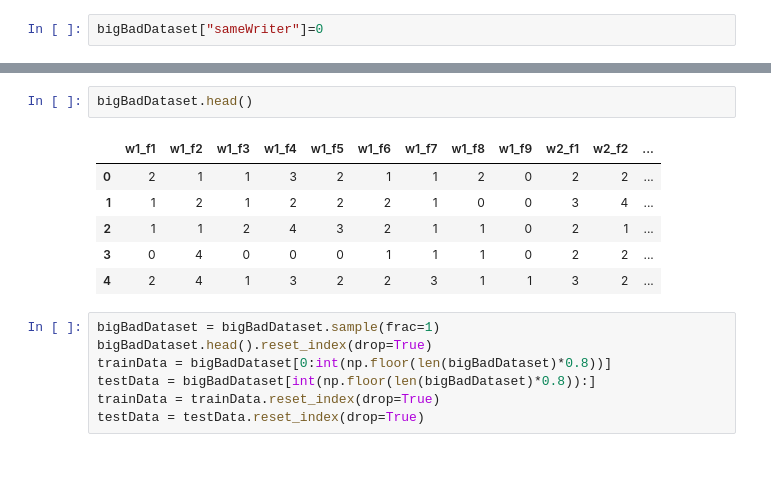
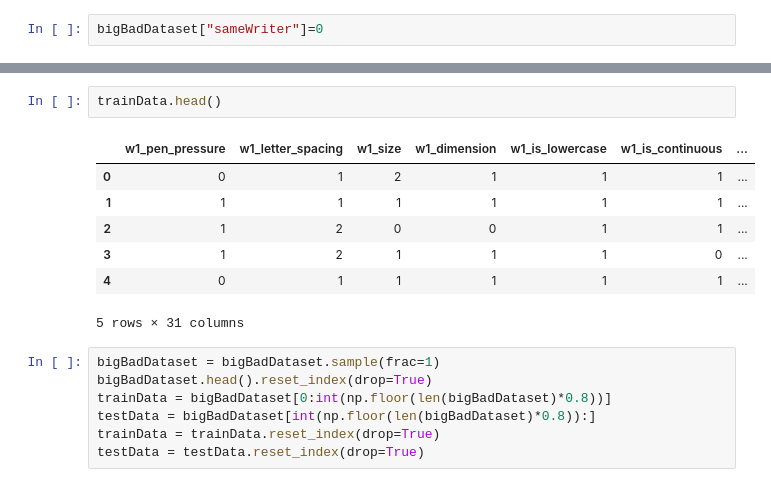
Before and after one commit to pratik-kubal/AML-XAI-2, a Jupyter notebook: main.ipynb, the cells around one changed output, grey strips where cells are left out. Saved outputs shown, nothing was run; the diff lists cells and outputs as text.

```diff
--- a/main.ipynb
+++ b/main.ipynb
@@ -70,12 +79,13 @@ print(diffWriterHypothesis)
 # %%
-bigBadDataset.head()
+trainData.head()
 # %% [output]
-|  | w1_f1 | w1_f2 | w1_f3 | w1_f4 | w1_f5 | w1_f6 | w1_f7 | w1_f8 | w1_f9 | w2_f1 | w2_f2 | ... |
-| 0 | 2 | 1 | 1 | 3 | 2 | 1 | 1 | 2 | 0 | 2 | 2 | ... |
-| 1 | 1 | 2 | 1 | 2 | 2 | 2 | 1 | 0 | 0 | 3 | 4 | ... |
-| 2 | 1 | 1 | 2 | 4 | 3 | 2 | 1 | 1 | 0 | 2 | 1 | ... |
-| 3 | 0 | 4 | 0 | 0 | 0 | 1 | 1 | 1 | 0 | 2 | 2 | ... |
-| 4 | 2 | 4 | 1 | 3 | 2 | 2 | 3 | 1 | 1 | 3 | 2 | ... |
+|  | w1_pen_pressure | w1_letter_spacing | w1_size | w1_dimension | w1_is_lowercase | w1_is_continuous | ... |
+| 0 | 0 | 1 | 2 | 1 | 1 | 1 | ... |
+| 1 | 1 | 1 | 1 | 1 | 1 | 1 | ... |
+| 2 | 1 | 2 | 0 | 0 | 1 | 1 | ... |
+| 3 | 1 | 2 | 1 | 1 | 1 | 0 | ... |
+| 4 | 0 | 1 | 1 | 1 | 1 | 1 | ... |
+5 rows × 31 columns
 # %%
 bigBadDataset = bigBadDataset.sample(frac=1)
 bigBadDataset.head().reset_index(drop=True)
```
Also changed, not shown: parts of 31 cells of this notebook, 1 other file.
